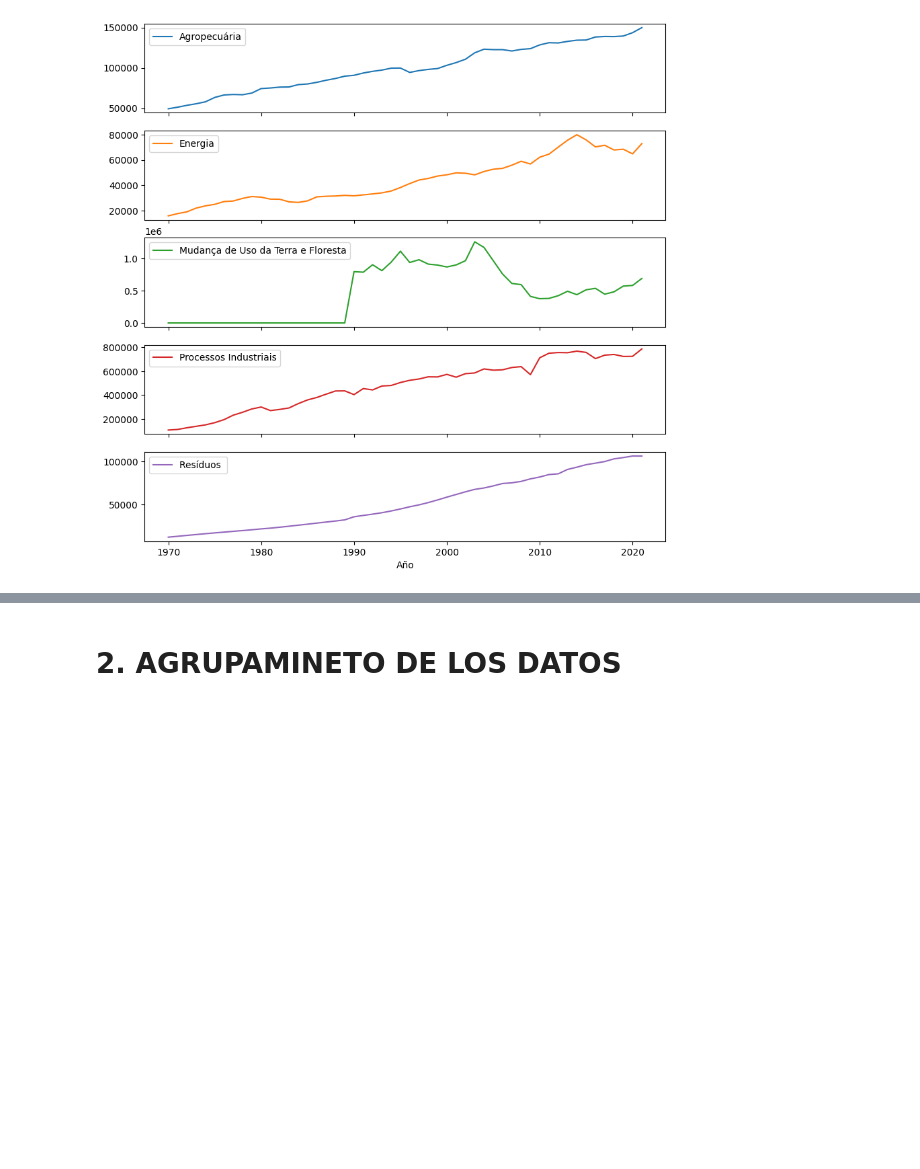
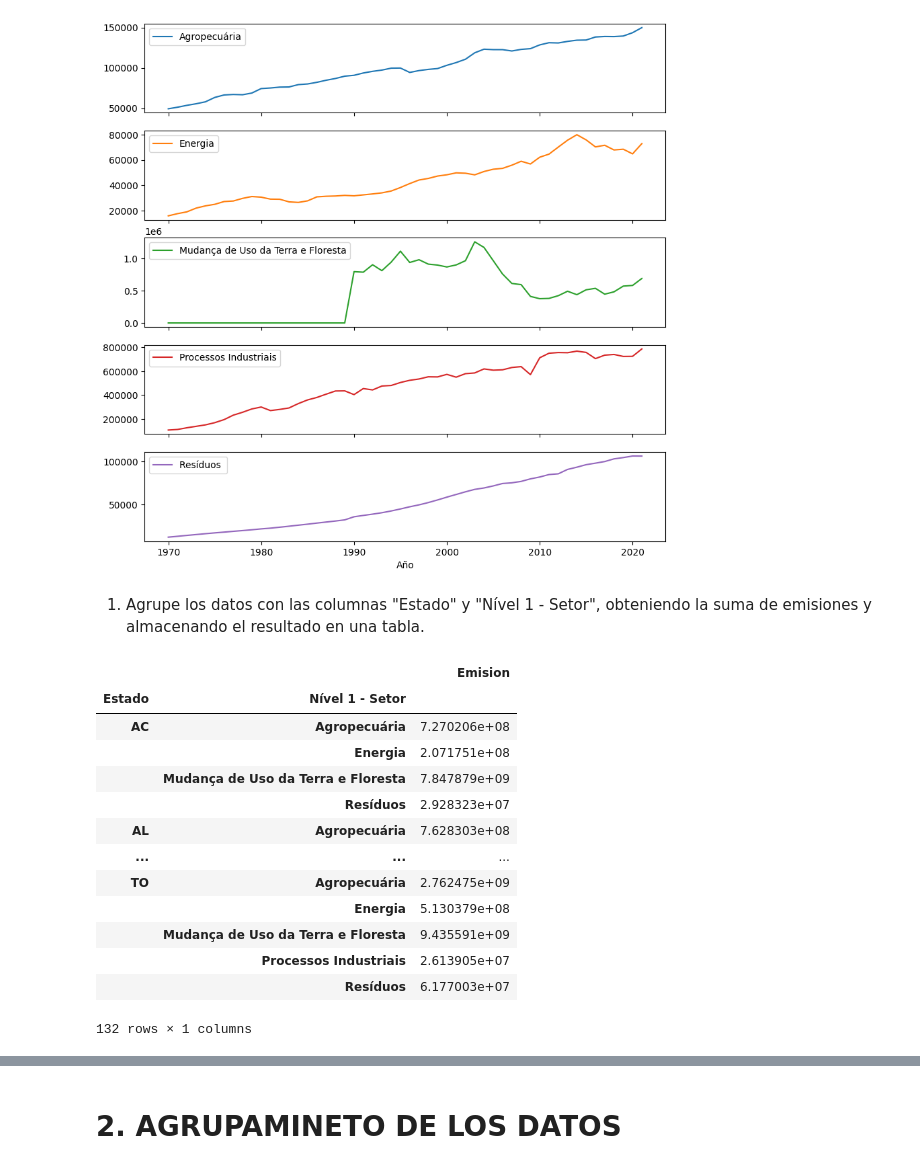
Before and after one commit to LejImkoaj/pandas_seleccionar_agrupar_datos, a Jupyter notebook: seleccion_agrupacion_de_datos.ipynb, the cells around one changed output, grey strips where cells are left out. Cells and saved outputs as stored; diff of their text form; code cells hidden in the pictures; blank space fills up the shorter version.

Commit message:
solucion - desafios

```diff
--- a/seleccion_agrupacion_de_datos.ipynb
+++ b/seleccion_agrupacion_de_datos.ipynb
@@ -301,8 +316,8 @@ suma_emisiones
 # %% [markdown]
 El equipo de supervisión ahora quiere saber la emisión promedio de cada uno de los sectores económicos en la columna "Nivel 1 - Sector". Como desafío, crea una tabla dinámica y una visualización gráfica que contenga esta información, usando solo el método pivot_table para construir la tabla, sin usar el método groupby.
 # %%
-emisiones_desafio = emisiones_desafio.pivot_table(values='Emision', index='Año', columns='Nível 1 - Setor', aggfunc='mean')
-emisiones_desafio
+emision_sectores_promedio = emisiones_desafio.pivot_table(values='Emision', index='Año', columns='Nível 1 - Setor', aggfunc='mean')
+emision_sectores_promedio
 # %% [output]
 | Nível 1 - Setor | Agropecuária | Energia | Mudança de Uso da Terra e Floresta | Processos Industriais | Resíduos |
 | Año |  |  |  |  |  |
@@ -327,2 +342,22 @@ emisiones_desafio.plot(subplots=True, figsize=(10,10));
 # %% [output]
 [figure]
+# %% [markdown]
+1. Agrupe los datos con las columnas "Estado" y "Nível 1 - Setor", obteniendo la suma de emisiones y almacenando el resultado en una tabla.
+# %%
+emisiones_estado_sector = emisiones_desafio.groupby(['Estado', 'Nível 1 - Setor'])[['Emision']].sum()
+emisiones_estado_sector
+# %% [output]
+|  |  | Emision |
+| Estado | Nível 1 - Setor |  |
+| AC | Agropecuária | 7.270206e+08 |
+|  | Energia | 2.071751e+08 |
+|  | Mudança de Uso da Terra e Floresta | 7.847879e+09 |
+|  | Resíduos | 2.928323e+07 |
+| AL | Agropecuária | 7.628303e+08 |
+| ... | ... | ... |
+| TO | Agropecuária | 2.762475e+09 |
+|  | Energia | 5.130379e+08 |
+|  | Mudança de Uso da Terra e Floresta | 9.435591e+09 |
+|  | Processos Industriais | 2.613905e+07 |
+|  | Resíduos | 6.177003e+07 |
+132 rows × 1 columns
```
Also changed, not shown: parts of 11 cells of this notebook.
